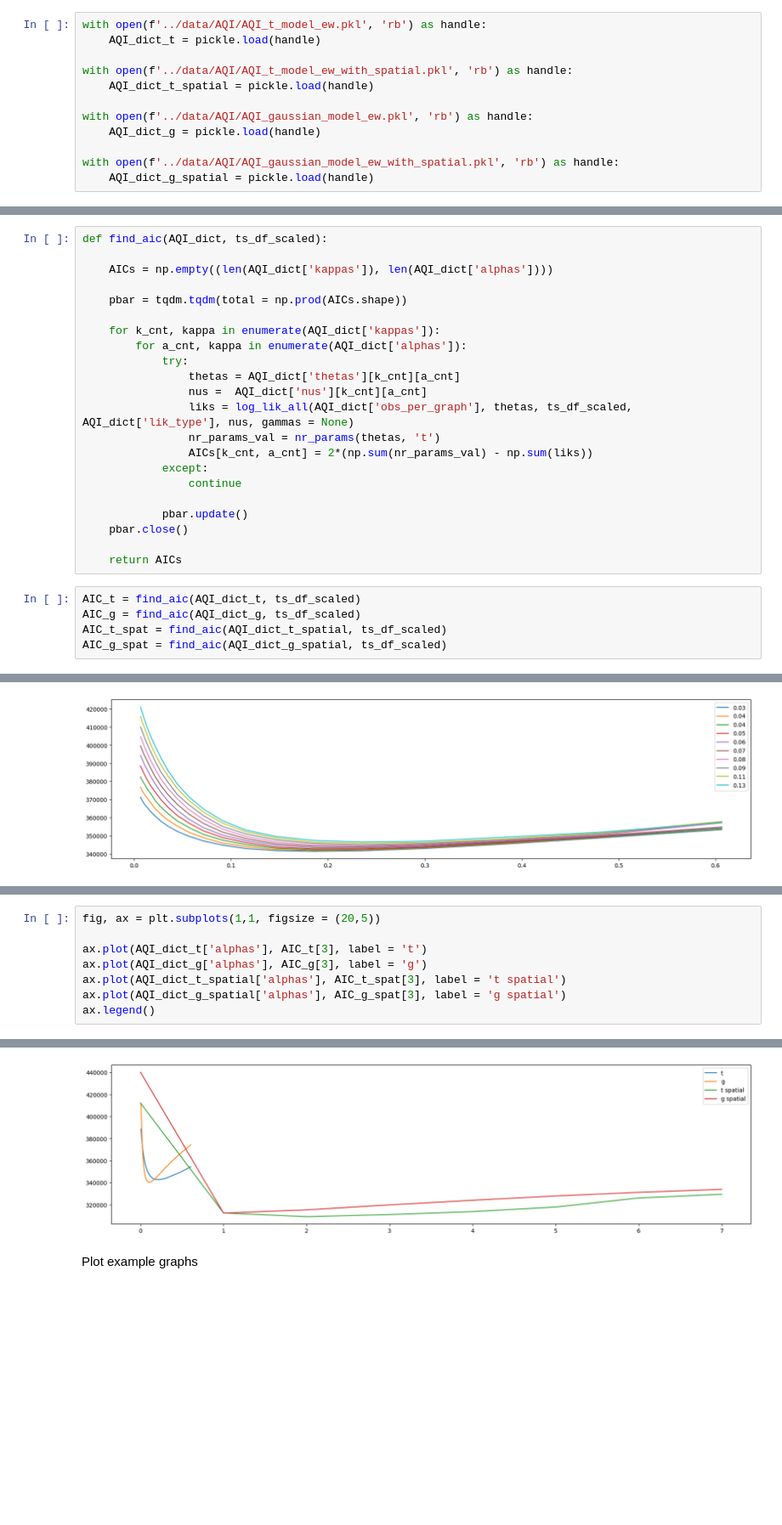
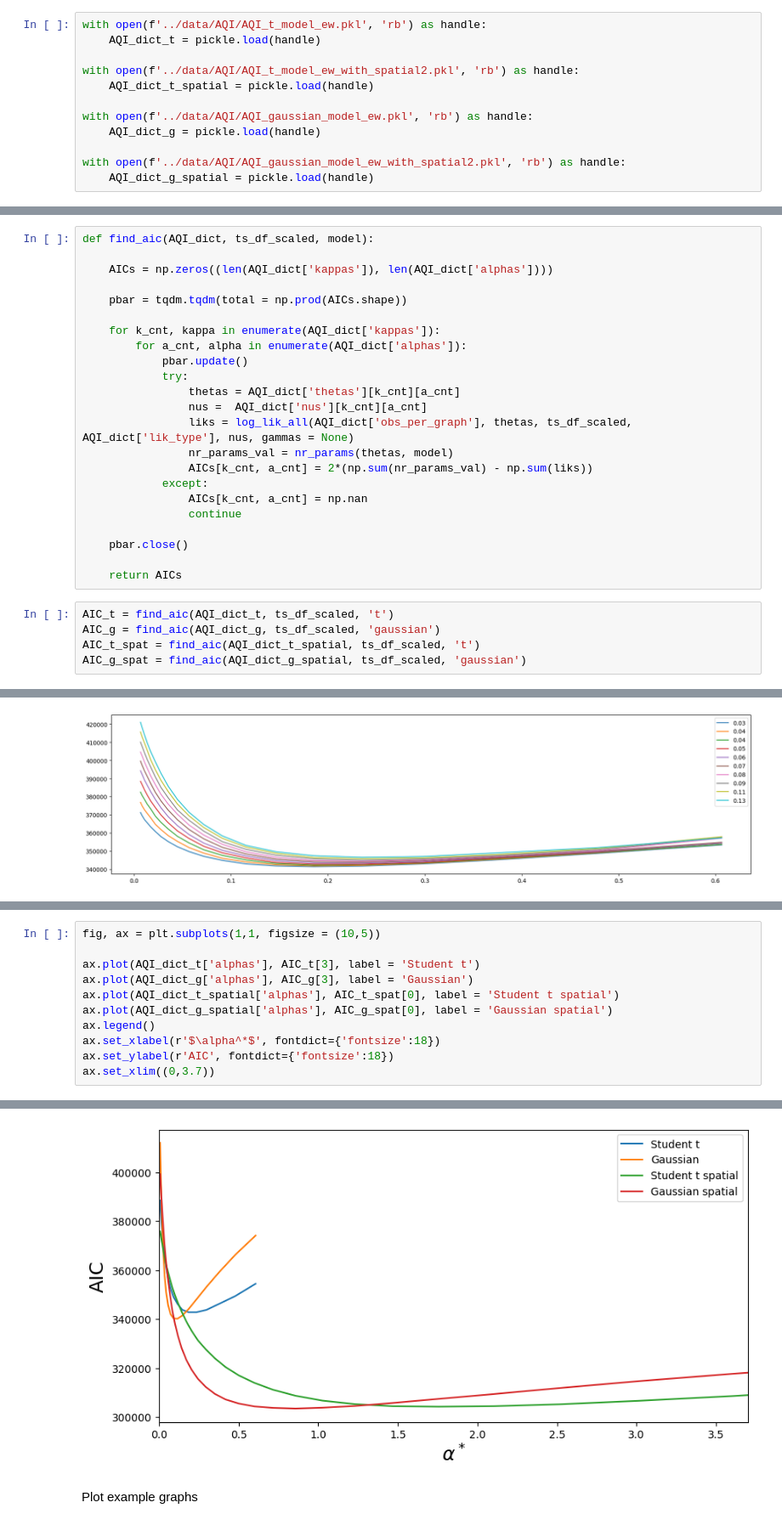
Before and after one commit to ragnarlevi/DyGraph, a Jupyter notebook: notebooks/AQI_notebook.ipynb, the cells around one changed output, grey strips where cells are left out. Shown at 85% size. Saved outputs shown, nothing was run; the diff lists cells and outputs as text; blank space fills up the shorter version.

```diff
--- a/notebooks/AQI_notebook.ipynb
+++ b/notebooks/AQI_notebook.ipynb
@@ -134,11 +199,11 @@ pos_spatial = {i:locs[i] for i in range(len(locs))}
 with open(f'../data/AQI/AQI_t_model_ew.pkl', 'rb') as handle:
     AQI_dict_t = pickle.load(handle)
 
-with open(f'../data/AQI/AQI_t_model_ew_with_spatial.pkl', 'rb') as handle:
+with open(f'../data/AQI/AQI_t_model_ew_with_spatial2.pkl', 'rb') as handle:
     AQI_dict_t_spatial = pickle.load(handle)
 
 with open(f'../data/AQI/AQI_gaussian_model_ew.pkl', 'rb') as handle:
     AQI_dict_g = pickle.load(handle)
 
-with open(f'../data/AQI/AQI_gaussian_model_ew_with_spatial.pkl', 'rb') as handle:
+with open(f'../data/AQI/AQI_gaussian_model_ew_with_spatial2.pkl', 'rb') as handle:
     AQI_dict_g_spatial = pickle.load(handle)
@@ -177,27 +275,28 @@ Find optimal using AIC
 # %%
-def find_aic(AQI_dict, ts_df_scaled):
+def find_aic(AQI_dict, ts_df_scaled, model):
 
-    AICs = np.empty((len(AQI_dict['kappas']), len(AQI_dict['alphas'])))
+    AICs = np.zeros((len(AQI_dict['kappas']), len(AQI_dict['alphas'])))
 
     pbar = tqdm.tqdm(total = np.prod(AICs.shape))
 
     for k_cnt, kappa in enumerate(AQI_dict['kappas']):
-        for a_cnt, kappa in enumerate(AQI_dict['alphas']):
+        for a_cnt, alpha in enumerate(AQI_dict['alphas']):
+            pbar.update()
             try:
                 thetas = AQI_dict['thetas'][k_cnt][a_cnt]
                 nus =  AQI_dict['nus'][k_cnt][a_cnt]
                 liks = log_lik_all(AQI_dict['obs_per_graph'], thetas, ts_df_scaled, AQI_dict['lik_type'], nus, gammas = None)
-                nr_params_val = nr_params(thetas, 't')
+                nr_params_val = nr_params(thetas, model)
                 AICs[k_cnt, a_cnt] = 2*(np.sum(nr_params_val) - np.sum(liks))
             except:
+                AICs[k_cnt, a_cnt] = np.nan
                 continue
 
-            pbar.update()
     pbar.close()
 
     return AICs
 # %%
-AIC_t = find_aic(AQI_dict_t, ts_df_scaled)
-AIC_g = find_aic(AQI_dict_g, ts_df_scaled)
-AIC_t_spat = find_aic(AQI_dict_t_spatial, ts_df_scaled)
-AIC_g_spat = find_aic(AQI_dict_g_spatial, ts_df_scaled)
+AIC_t = find_aic(AQI_dict_t, ts_df_scaled, 't')
+AIC_g = find_aic(AQI_dict_g, ts_df_scaled, 'gaussian')
+AIC_t_spat = find_aic(AQI_dict_t_spatial, ts_df_scaled, 't')
+AIC_g_spat = find_aic(AQI_dict_g_spatial, ts_df_scaled, 'gaussian')
@@ -220,9 +345,12 @@ ax.legend()
 # %%
-fig, ax = plt.subplots(1,1, figsize = (20,5))
+fig, ax = plt.subplots(1,1, figsize = (10,5))
 
-ax.plot(AQI_dict_t['alphas'], AIC_t[3], label = 't')
-ax.plot(AQI_dict_g['alphas'], AIC_g[3], label = 'g')
-ax.plot(AQI_dict_t_spatial['alphas'], AIC_t_spat[3], label = 't spatial')
-ax.plot(AQI_dict_g_spatial['alphas'], AIC_g_spat[3], label = 'g spatial')
+ax.plot(AQI_dict_t['alphas'], AIC_t[3], label = 'Student t')
+ax.plot(AQI_dict_g['alphas'], AIC_g[3], label = 'Gaussian')
+ax.plot(AQI_dict_t_spatial['alphas'], AIC_t_spat[0], label = 'Student t spatial')
+ax.plot(AQI_dict_g_spatial['alphas'], AIC_g_spat[0], label = 'Gaussian spatial')
 ax.legend()
+ax.set_xlabel(r'$\alpha^*$', fontdict={'fontsize':18})
+ax.set_ylabel(r'AIC', fontdict={'fontsize':18})
+ax.set_xlim((0,3.7))
 # %% [output]
@@ -230,4 +358,4 @@ ax.legend()
-[figure, old version]
+[figure, new version]
 # %% [markdown]
 Plot example graphs
 # %%
```
Also changed, not shown: parts of 21 cells of this notebook, 25 other files.
